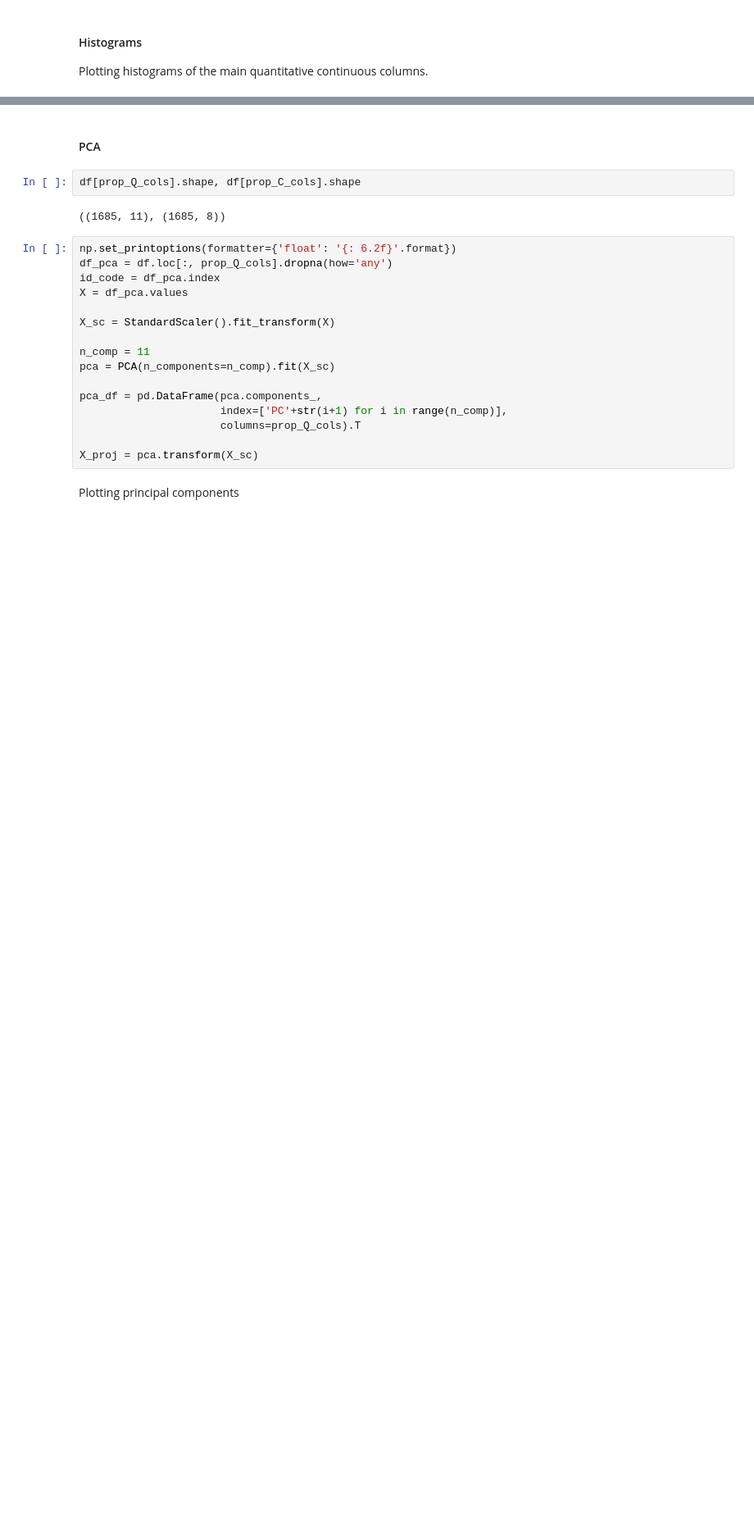
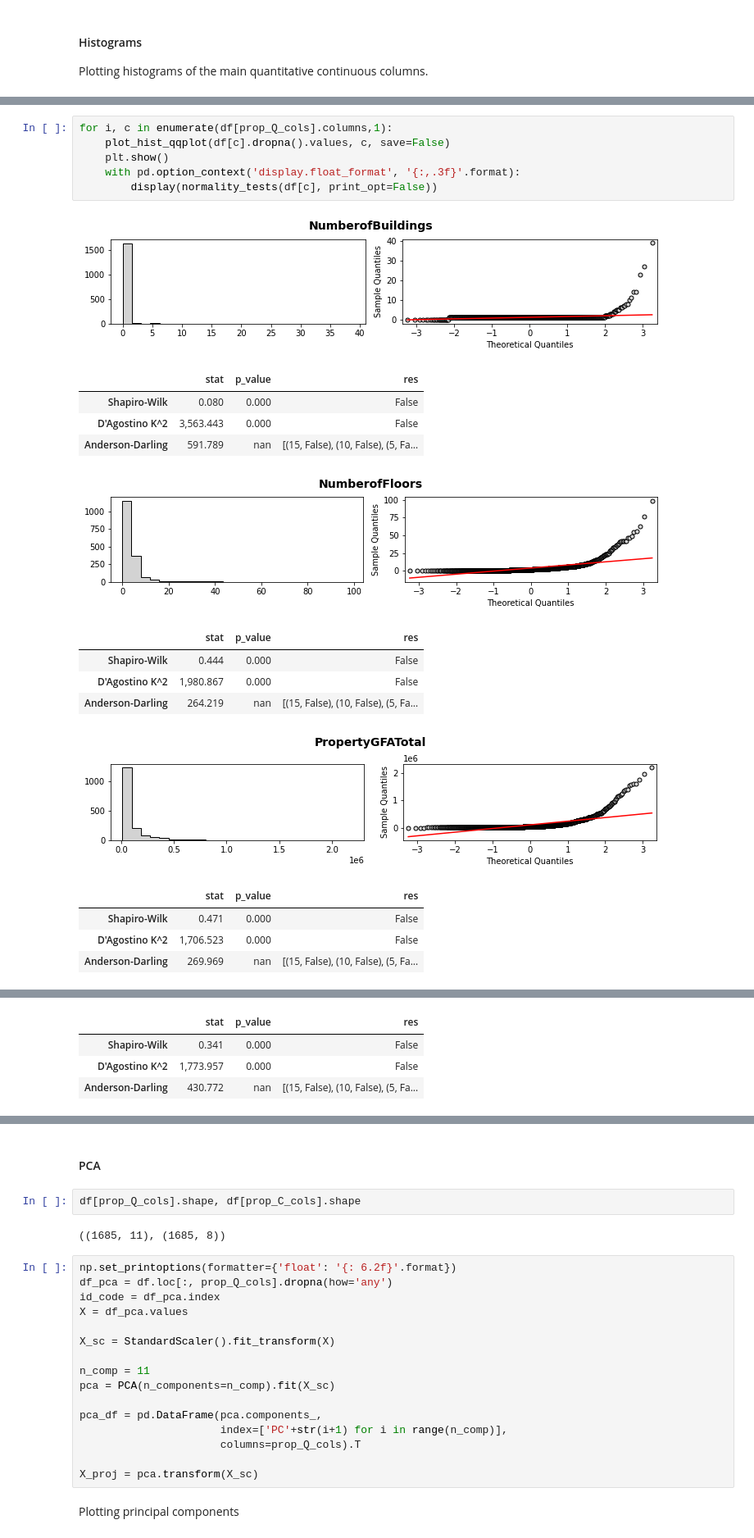
Before and after one commit to SmellyArmure/OC_DS_Project4, a Jupyter notebook: NOTEBOOKS/P4.ipynb, the cells around one changed output, grey strips where cells are left out. Shown at 82% size. Saved outputs shown, nothing was run; the diff lists cells and outputs as text; blank space fills up the shorter version.

Commit message:
tests de normalité - tests de corrélation - encodage des variables catégorielles via un pipeline et test de plusieurs modèles... R2 maxi 0.28 git add --all!

```diff
--- a/NOTEBOOKS/P4.ipynb
+++ b/NOTEBOOKS/P4.ipynb
@@ -924,0 +940,22 @@ plt.show()
+# %%
+for i, c in enumerate(df[prop_Q_cols].columns,1):
+    plot_hist_qqplot(df[c].dropna().values, c, save=False)
+    plt.show()
+    with pd.option_context('display.float_format', '{:,.3f}'.format):
+        display(normality_tests(df[c], print_opt=False))
+# %% [output]
+[figure, added]
+|  | stat | p_value | res |
+| Shapiro-Wilk | 0.080 | 0.000 | False |
+| D'Agostino K^2 | 3,563.443 | 0.000 | False |
+| Anderson-Darling | 591.789 | nan | [(15, False), (10, False), (5, Fa... |
+[figure, added]
+|  | stat | p_value | res |
+| Shapiro-Wilk | 0.444 | 0.000 | False |
+| D'Agostino K^2 | 1,980.867 | 0.000 | False |
+| Anderson-Darling | 264.219 | nan | [(15, False), (10, False), (5, Fa... |
+[figure, added]
+|  | stat | p_value | res |
+| Shapiro-Wilk | 0.471 | 0.000 | False |
+| D'Agostino K^2 | 1,706.523 | 0.000 | False |
+| Anderson-Darling | 269.969 | nan | [(15, False), (10, False), (5, Fa... |
@@ -924,0 +963,4 @@ plt.show()
+|  | stat | p_value | res |
+| Shapiro-Wilk | 0.341 | 0.000 | False |
+| D'Agostino K^2 | 1,773.957 | 0.000 | False |
+| Anderson-Darling | 430.772 | nan | [(15, False), (10, False), (5, Fa... |
```
Also changed, not shown: parts of 48 cells of this notebook, 2 other files.
